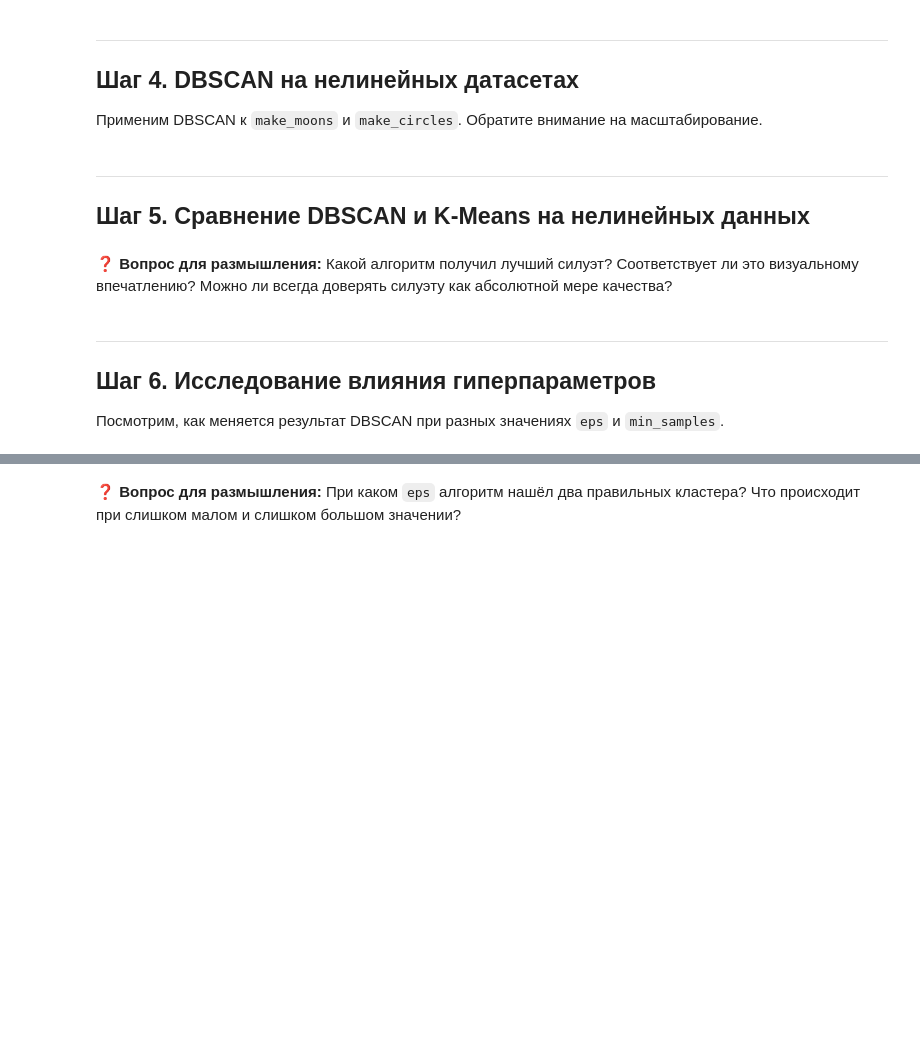
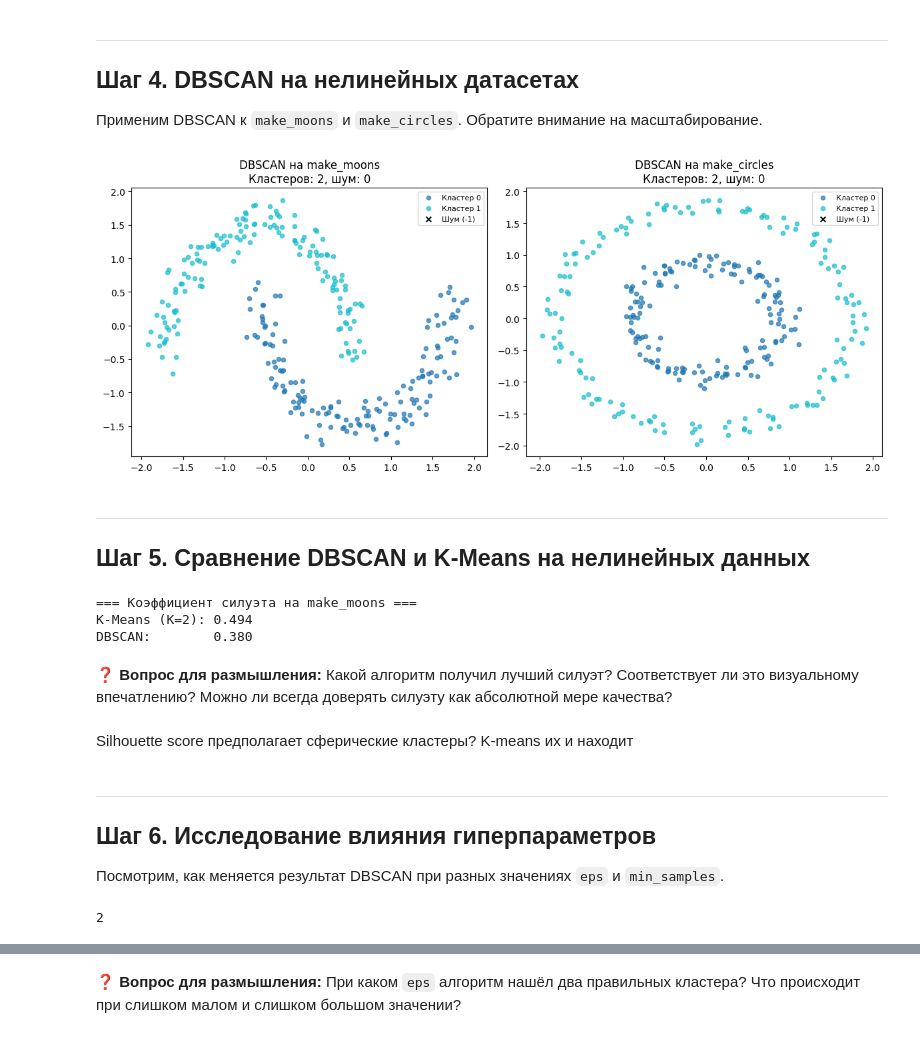
Before and after one commit to curseofuselessness/ml-course-homeworks, a Jupyter notebook: hw12_Clustering_KMeans_DBSCAN/clustering2_practice_student.ipynb, the cells around one changed output, grey strips where cells are left out. Cells and saved outputs as stored; diff of their text form; code cells hidden in the pictures; blank space fills up the shorter version.

Commit message:
hw clustering final commit

```diff
--- a/hw12_Clustering_KMeans_DBSCAN/clustering2_practice_student.ipynb
+++ b/hw12_Clustering_KMeans_DBSCAN/clustering2_practice_student.ipynb
@@ -185,42 +185,43 @@ print("Найдите 'локоть' на графике и запишите п
 scaler_circles = StandardScaler()
 X_circles_scaled = scaler_circles.fit_transform(X_circles)
 
-# YOUR CODE HERE
 # 1. Создайте DBSCAN с подобранным eps (из k-distance plot) и min_samples=5
 # 2. Примените fit_predict к X_moons_scaled и X_circles_scaled
 # 3. Подберите параметры так, чтобы алгоритм нашёл 2 кластера
 
-db_moons = None   # замените
-labels_db_moons = None
+db_moons = DBSCAN(eps=0.3, min_samples=5)
+labels_db_moons = db_moons.fit_predict(X_moons_scaled)
 
-db_circles = None
-labels_db_circles = None
+db_circles = DBSCAN(eps=0.4, min_samples=5)
+labels_db_circles = db_circles.fit_predict(X_circles_scaled)
 
 # Вспомогательная функция для визуализации
 def plot_dbscan_results(X, labels, title, ax):
     """Визуализирует результаты DBSCAN.
     Корневые точки — крупные, граничные — обычные, шум — крестики."""
     noise_mask = labels == -1
     colors = cm.tab10(np.linspace(0, 1, max(labels)+1)) if max(labels) >= 0 else []
 
     for i in range(max(labels)+1):
         mask = labels == i
         ax.scatter(X[mask, 0], X[mask, 1], s=20, alpha=0.7,
                    color=colors[i], label=f'Кластер {i}')
 
     ax.scatter(X[noise_mask, 0], X[noise_mask, 1],
                s=30, c='black', marker='x', label='Шум (-1)')
 
     n_cl = max(labels) + 1 if max(labels) >= 0 else 0
     n_noise = noise_mask.sum()
     ax.set_title(f"{title}\nКластеров: {n_cl}, шум: {n_noise}")
     ax.legend(fontsize=8)
 
 fig, axes = plt.subplots(1, 2, figsize=(12, 5))
 plot_dbscan_results(X_moons_scaled, labels_db_moons, "DBSCAN на make_moons", axes[0])
 plot_dbscan_results(X_circles_scaled, labels_db_circles, "DBSCAN на make_circles", axes[1])
 plt.tight_layout()
 plt.show()
+# %% [output]
+[figure, added]
 # %% [markdown]
 ---
 ## Шаг 5. Сравнение DBSCAN и K-Means на нелинейных данных
@@ -233,19 +234,40 @@ plt.show()
 # 3. Вычислите silhouette_score для DBSCAN (только для некластерных точек!)
 #    Подсказка: исключите точки с labels == -1
 
-score_kmeans = None  # замените
-score_dbscan = None
+kmeans = KMeans(n_clusters=2, random_state=42)
+labels_km = kmeans.fit_predict(X_moons_scaled)
+
+score_kmeans = silhouette_score(X_moons_scaled, labels_km)
+
+dbscan = DBSCAN(eps=0.3, min_samples=5)
+labels_db = dbscan.fit_predict(X_moons_scaled)
+
+mask = labels_db != -1
+X_filtered = X_moons_scaled[mask]
+labels_filtered = labels_db[mask]
+
+score_dbscan = silhouette_score(X_filtered, labels_filtered)
 
 print("=== Коэффициент силуэта на make_moons ===")
 print(f"K-Means (K=2): {score_kmeans:.3f}" if score_kmeans is not None else "K-Means: не вычислен")
 print(f"DBSCAN:        {score_dbscan:.3f}" if score_dbscan is not None else "DBSCAN: не вычислен")
+# %% [output]
+=== Коэффициент силуэта на make_moons ===
+K-Means (K=2): 0.494
+DBSCAN:        0.380
 # %% [markdown]
 **❓ Вопрос для размышления:** Какой алгоритм получил лучший силуэт? Соответствует ли это визуальному впечатлению? Можно ли всегда доверять силуэту как абсолютной мере качества?
+# %% [markdown]
+Silhouette score предполагает сферические кластеры? K-means их и находит
 # %% [markdown]
 ---
 ## Шаг 6. Исследование влияния гиперпараметров
 
 Посмотрим, как меняется результат DBSCAN при разных значениях `eps` и `min_samples`.
+# %%
+db = DBSCAN(eps=0.3, min_samples=5)
+# %% [output]
+2
 # %%
 # Сетка eps при фиксированном min_samples=5
 eps_values = [0.05, 0.15, 0.3, 0.5, 0.8, 1.5]
```
Also changed, not shown: parts of 8 cells of this notebook.
